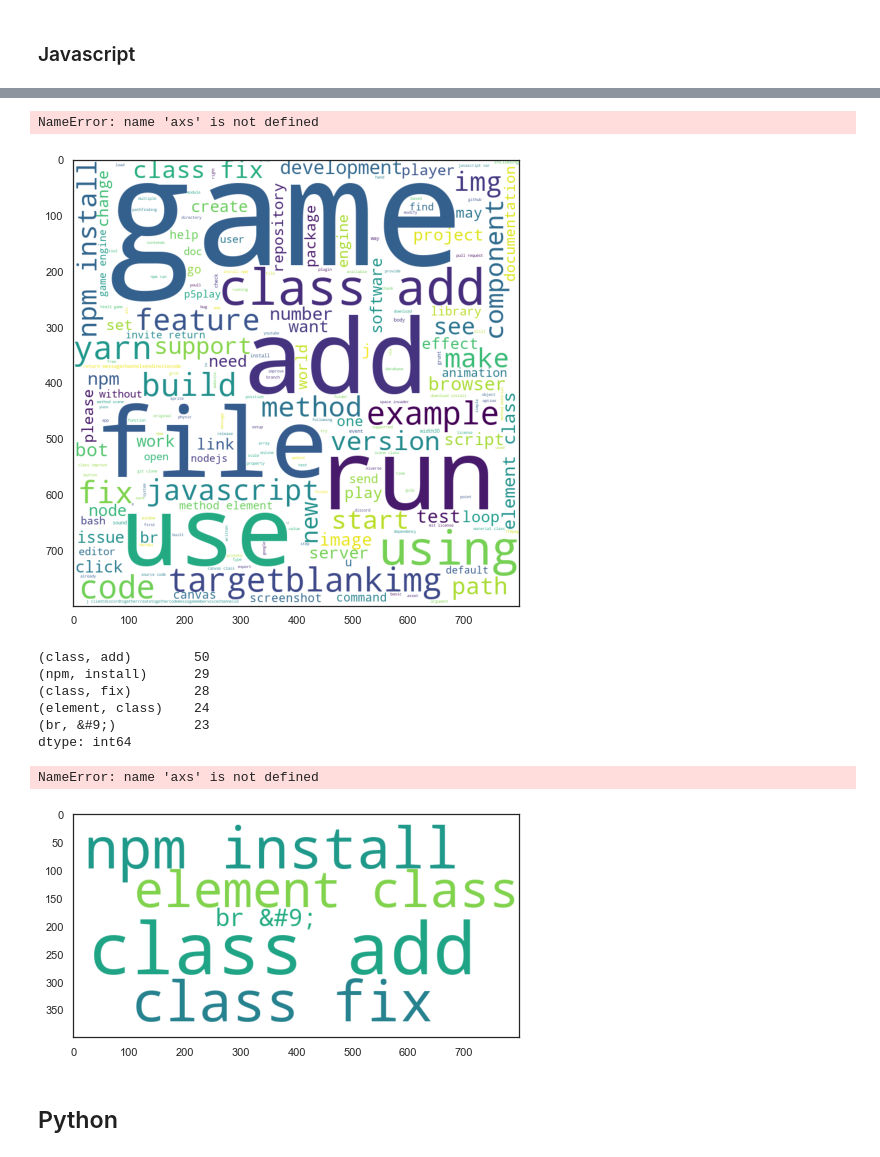
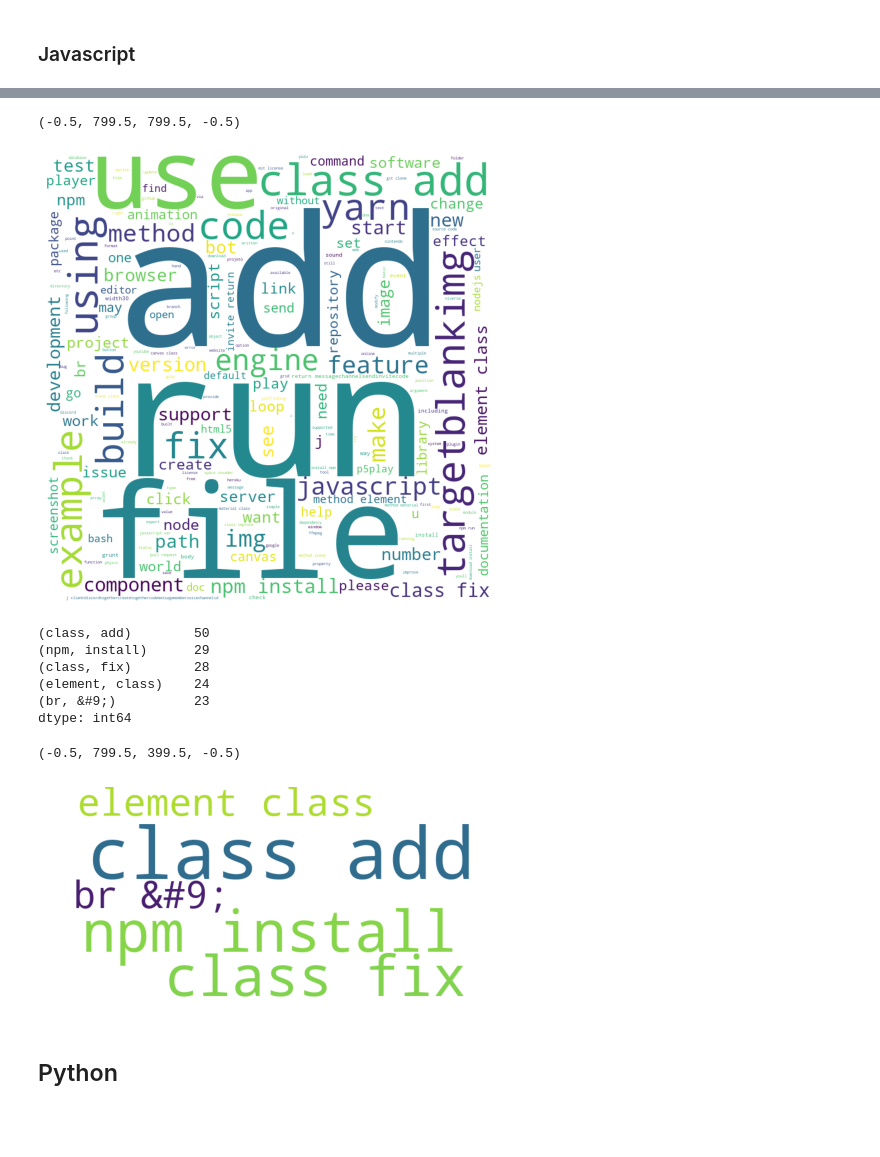
Before and after one commit to paige-arsene-cayt-nlp-project/games-nlp, a Jupyter notebook: paigework/explorescratch.ipynb, the cells around one changed output, grey strips where cells are left out. Drawn from its saved outputs; the diff is of its cells as text; code cells hidden in the pictures; blank space fills up the shorter version.

```diff
--- a/paigework/explorescratch.ipynb
+++ b/paigework/explorescratch.ipynb
@@ -147,13 +174,13 @@ plt.show()
 # %%
 # wordcloud
 j_cloud = WordCloud(background_color='white', height=800, width=800).generate(javascripttxt)
 plt.figure(figsize=(8, 10))
 plt.imshow(j_cloud)
-axs.set_title('Top Words for JavaScript')
+ax.set_title('Top Words for JavaScript')
 plt.axis('off')
 # %% [output]
-NameError: name 'axs' is not defined
+(-0.5, 799.5, 799.5, -0.5)
-[figure, old version]
+[figure, new version]
 # %%
 j_bigrams = pd.Series(nltk.ngrams(javascripttxt.split(), 2)).value_counts().head(5)
 j_bigrams
@@ -170,11 +197,11 @@ data = {k[0] + ' ' + k[1]: v for k, v in j_bigrams.to_dict().items()}
 j_bigramc = WordCloud(background_color='white', width=800, height=400).generate_from_frequencies(data)
 plt.figure(figsize=(8, 10))
 plt.imshow(j_bigramc)
-axs.set_title('Top Words for JavaScript')
+ax.set_title('Top Words for JavaScript')
 plt.axis('off')
 # %% [output]
-NameError: name 'axs' is not defined
+(-0.5, 799.5, 399.5, -0.5)
-[figure, old version]
+[figure, new version]
 # %% [markdown]
 ## Python
 # %%
```
Also changed, not shown: parts of 20 cells of this notebook, 1 other file.
